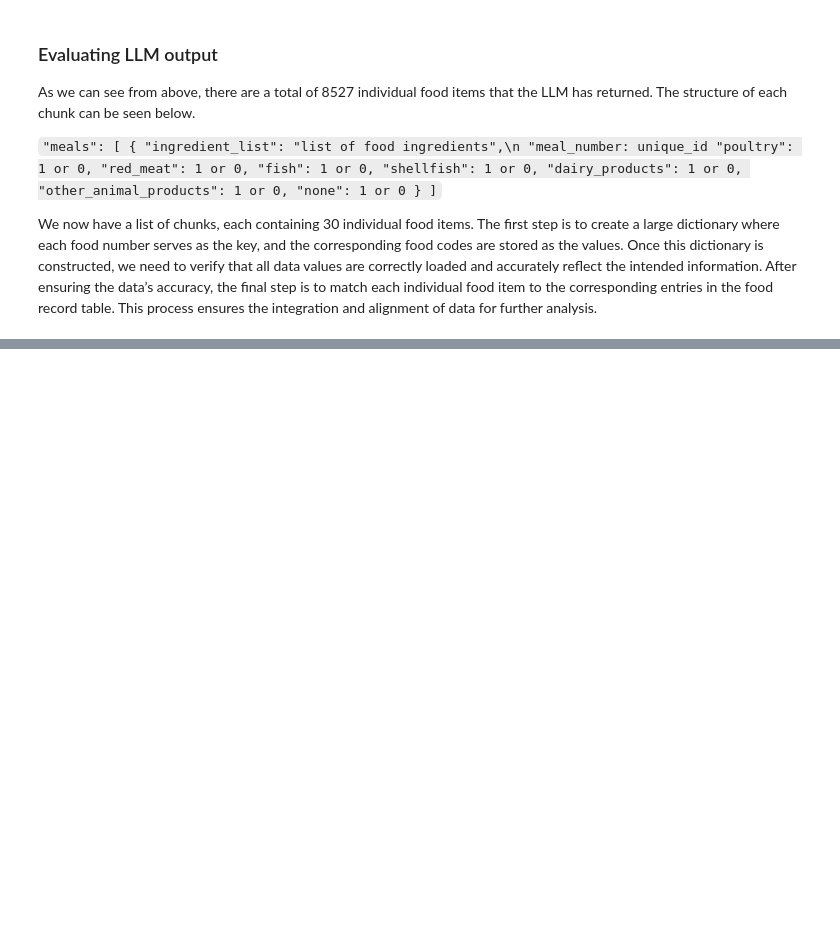
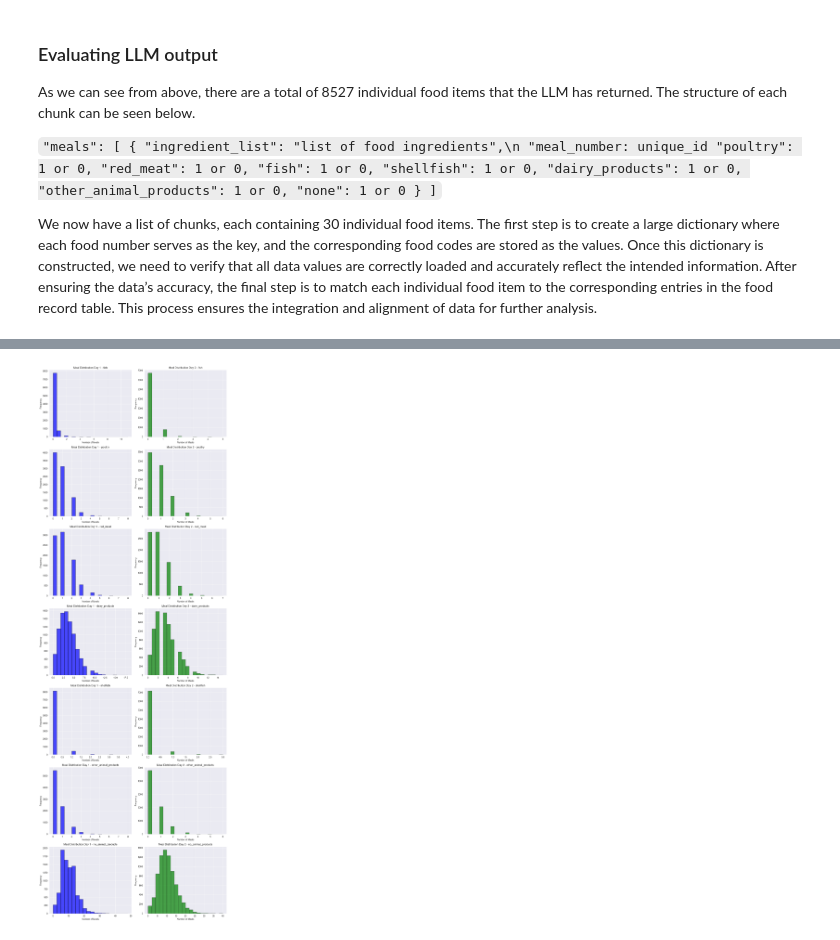
Before and after one commit to mehdigreefhorst/Individual-Assignment-Data-Mining, a Jupyter notebook: EDA.ipynb, the cells around one changed output, grey strips where cells are left out. Cells and saved outputs as stored; diff of their text form; code cells hidden in the pictures; blank space fills up the shorter version.

```diff
--- a/EDA.ipynb
+++ b/EDA.ipynb
@@ -345,0 +511,10 @@ len(exploded_food_json)
+# %%
+df_day2 = pd.read_sas("data/DR2IFF_H.xpt")
+grouped_day2 = group_dietary_labels_by_seqn(
+    df= merge_food_code_df(
+        df_day=df_day2,
+        df_food_codes=food_code_df,
+        food_code_col_name= "DR2IFDCD"
+    )
+)
+grouped_day2
@@ -345,0 +538,46 @@ len(exploded_food_json)
+# %%
+import matplotlib.pyplot as plt
+
+def plot_meal_distributions(day1_data, day2_data, columns, title_prefix=""):
+    """
+    Plots distributions of meals for given categories for day one and day two.
+
+    Parameters:
+    - day1_data: DataFrame with data for day one
+    - day2_data: DataFrame with data for day two
+    - columns: List of column names representing the categories (e.g., fish, poultry)
+    - title_prefix: String prefix for the title of the plots
+    """
+    # Set up the figure with subplots (rows = len(columns), cols = 2 for day1 and day2)
+    num_categories = len(columns)
+    fig, axes = plt.subplots(nrows=num_categories, ncols=2, figsize=(12, 5 * num_categories))
+
+    # Ensure axes is a 2D array for consistent handling
+    axes = axes.reshape((num_categories, 2))
+
+    # Loop through each category and plot distributions
+    for i, column in enumerate(columns):
+        # Day 1 plot
+        axes[i, 0].hist(day1_data[column], bins=20, alpha=0.7, color="blue", edgecolor="black")
+        axes[i, 0].set_title(f"{title_prefix} Day 1 - {column}")
+        axes[i, 0].set_xlabel("Number of Meals")
+        axes[i, 0].set_ylabel("Frequency")
+
+        # Day 2 plot
+        axes[i, 1].hist(day2_data[column], bins=20, alpha=0.7, color="green", edgecolor="black")
+        axes[i, 1].set_title(f"{title_prefix} Day 2 - {column}")
+        axes[i, 1].set_xlabel("Number of Meals")
+        axes[i, 1].set_ylabel("Frequency")
+
+    # Adjust layout for better visualization
+    plt.tight_layout()
+    plt.show()
+
+# Example Usage
+# Define the columns for the animal product categories
+columns = ["fish", "poultry", "red_meat", "dairy_products", "shellfish", "other_animal_products", "no_animal_products"]
+
+# Assuming 'grouped_day1' and 'grouped_day2' are the DataFrames for day one and day two
+plot_meal_distributions(grouped_day1, grouped_day2, columns, title_prefix="Meal Distribution")
+# %% [output]
+[figure, added]
```
Also changed, not shown: parts of 24 cells of this notebook, 2 other files.
